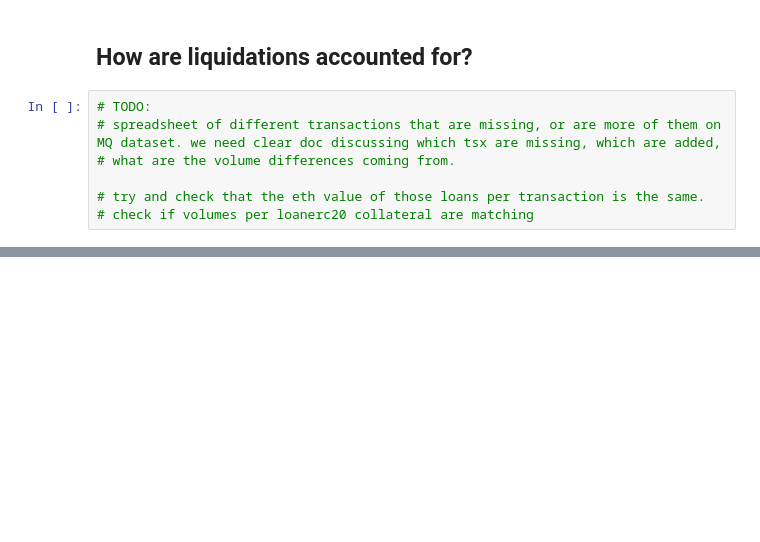
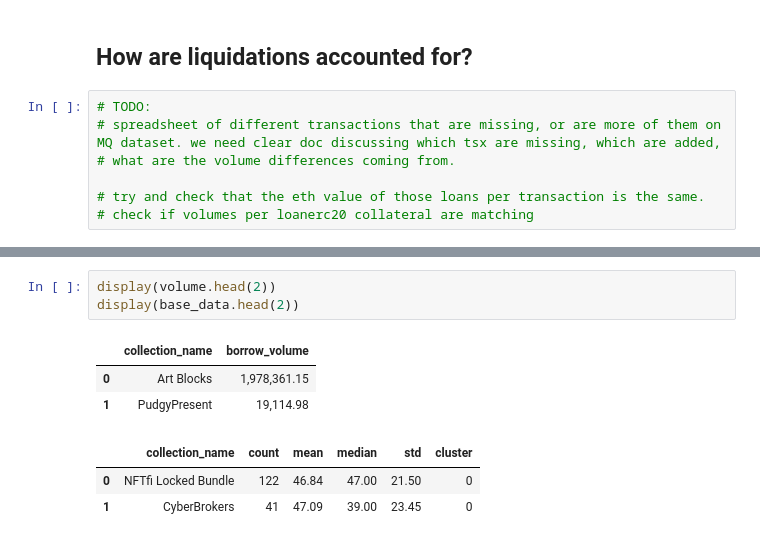
Before and after one commit to datagemsai/ChartGPT-API, a Jupyter notebook: analysis/nftfi_mq.ipynb, the cells around one changed output, grey strips where cells are left out. Saved outputs shown, nothing was run; the diff lists cells and outputs as text; blank space fills up the shorter version.

```diff
--- a/analysis/nftfi_mq.ipynb
+++ b/analysis/nftfi_mq.ipynb
@@ -718,0 +731,10 @@ array(['0x026224a2940bfe258d0dbe947919b62fe321f042',
+# %%
+display(volume.head(2))
+display(base_data.head(2))
+# %% [output]
+|  | collection_name | borrow_volume |
+| 0 | Art Blocks | 1,978,361.15 |
+| 1 | PudgyPresent | 19,114.98 |
+|  | collection_name | count | mean | median | std | cluster |
+| 0 | NFTfi Locked Bundle | 122 | 46.84 | 47.00 | 21.50 | 0 |
+| 1 | CyberBrokers | 41 | 47.09 | 39.00 | 23.45 | 0 |
```
Also changed, not shown: parts of 16 cells of this notebook, 6 other files.
